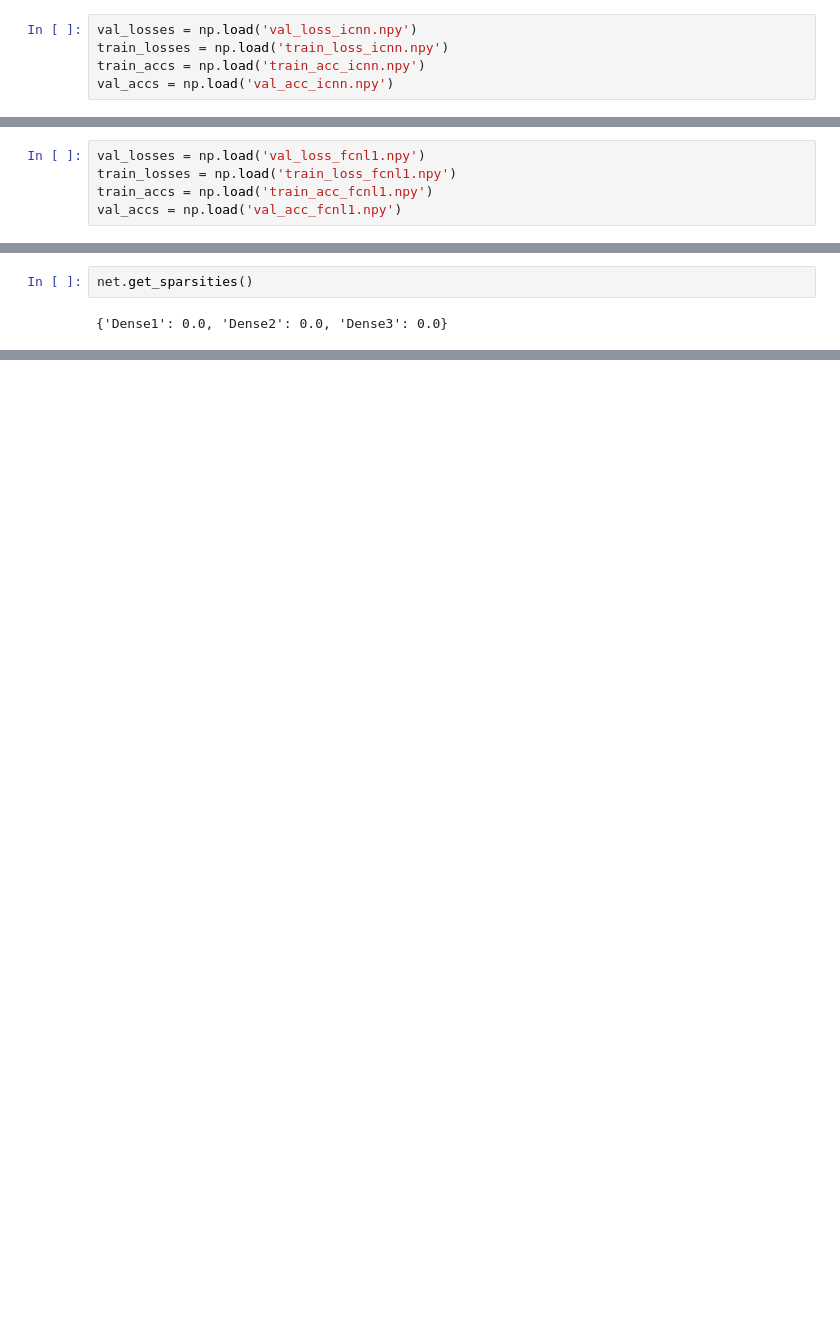
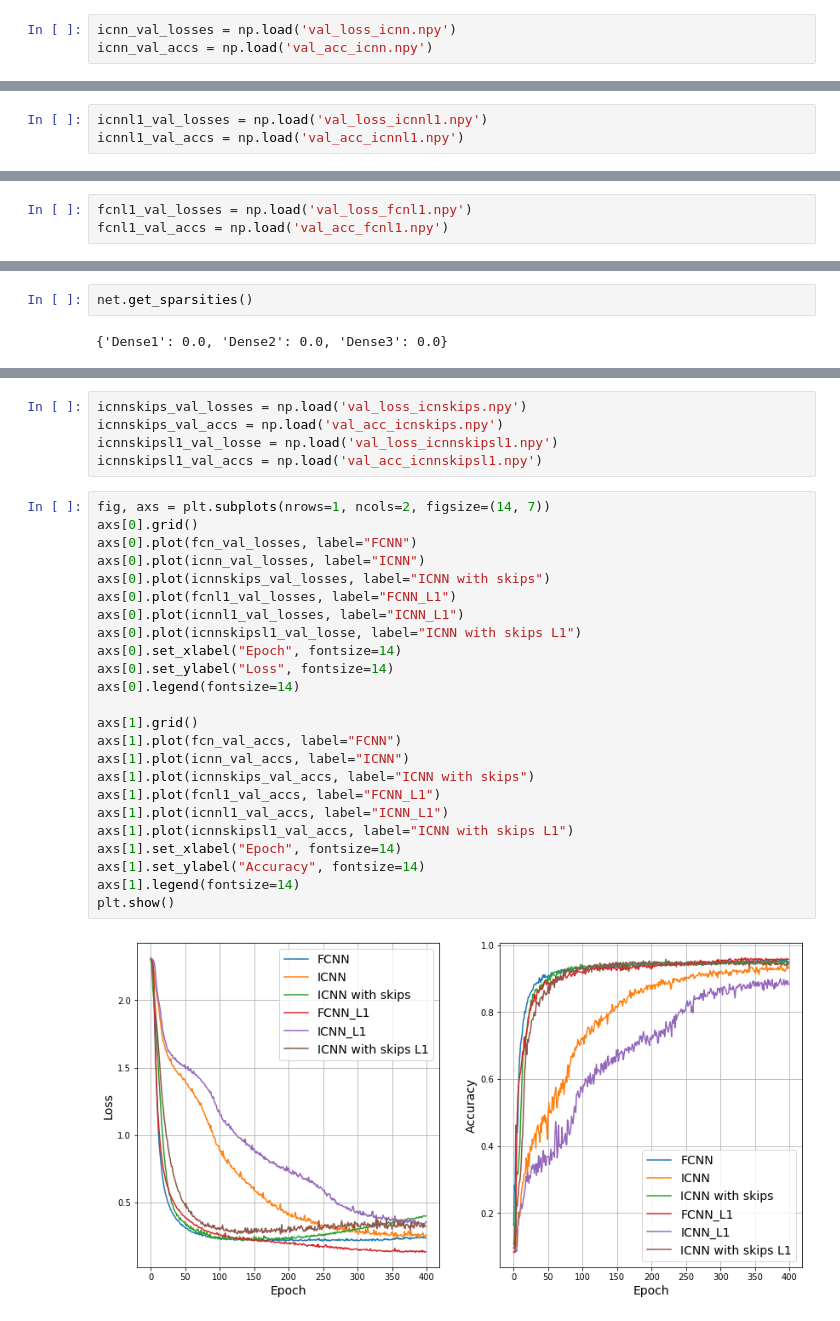
Before and after one commit to lit-leo/inner-convex-nn, a Jupyter notebook: MNIST Classification With No Skips.ipynb, the cells around one changed output, grey strips where cells are left out. Saved outputs shown, nothing was run; the diff lists cells and outputs as text; blank space fills up the shorter version.

```diff
--- a/MNIST Classification With No Skips.ipynb
+++ b/MNIST Classification With No Skips.ipynb
@@ -305,7 +327,5 @@ net.load_state_dict(torch.load('icnn'))
 # %% [output]
 <All keys matched successfully>
 # %%
-val_losses = np.load('val_loss_icnn.npy')
-train_losses = np.load('train_loss_icnn.npy')
-train_accs = np.load('train_acc_icnn.npy')
-val_accs = np.load('val_acc_icnn.npy')
+icnn_val_losses = np.load('val_loss_icnn.npy')
+icnn_val_accs = np.load('val_acc_icnn.npy')
@@ -316,3 +397,6 @@ plot_losses_accs(train_losses, val_losses, train_accs, val_accs)
+# %%
+icnnl1_val_losses = np.load('val_loss_icnnl1.npy')
+icnnl1_val_accs = np.load('val_acc_icnnl1.npy')
 # %%
 get_accuracy(net, val_dset)
 # %% [output]
@@ -422,7 +460,5 @@ net.load_state_dict(torch.load('fcnl1'))
 # %% [output]
 <All keys matched successfully>
 # %%
-val_losses = np.load('val_loss_fcnl1.npy')
-train_losses = np.load('train_loss_fcnl1.npy')
-train_accs = np.load('train_acc_fcnl1.npy')
-val_accs = np.load('val_acc_fcnl1.npy')
+fcnl1_val_losses = np.load('val_loss_fcnl1.npy')
+fcnl1_val_accs = np.load('val_acc_fcnl1.npy')
@@ -440,0 +475,31 @@ net.get_sparsities()
+# %%
+icnnskips_val_losses = np.load('val_loss_icnskips.npy')
+icnnskips_val_accs = np.load('val_acc_icnskips.npy')
+icnnskipsl1_val_losse = np.load('val_loss_icnnskipsl1.npy')
+icnnskipsl1_val_accs = np.load('val_acc_icnnskipsl1.npy')
+# %%
+fig, axs = plt.subplots(nrows=1, ncols=2, figsize=(14, 7))
+axs[0].grid()
+axs[0].plot(fcn_val_losses, label="FCNN")
+axs[0].plot(icnn_val_losses, label="ICNN")
+axs[0].plot(icnnskips_val_losses, label="ICNN with skips")
+axs[0].plot(fcnl1_val_losses, label="FCNN_L1")
+axs[0].plot(icnnl1_val_losses, label="ICNN_L1")
+axs[0].plot(icnnskipsl1_val_losse, label="ICNN with skips L1")
+axs[0].set_xlabel("Epoch", fontsize=14)
+axs[0].set_ylabel("Loss", fontsize=14)
+axs[0].legend(fontsize=14)
+
+axs[1].grid()
+axs[1].plot(fcn_val_accs, label="FCNN")
+axs[1].plot(icnn_val_accs, label="ICNN")
+axs[1].plot(icnnskips_val_accs, label="ICNN with skips")
+axs[1].plot(fcnl1_val_accs, label="FCNN_L1")
+axs[1].plot(icnnl1_val_accs, label="ICNN_L1")
+axs[1].plot(icnnskipsl1_val_accs, label="ICNN with skips L1")
+axs[1].set_xlabel("Epoch", fontsize=14)
+axs[1].set_ylabel("Accuracy", fontsize=14)
+axs[1].legend(fontsize=14)
+plt.show()
+# %% [output]
+[figure, added]
```
Also changed, not shown: parts of 37 cells of this notebook, 3 other files.
